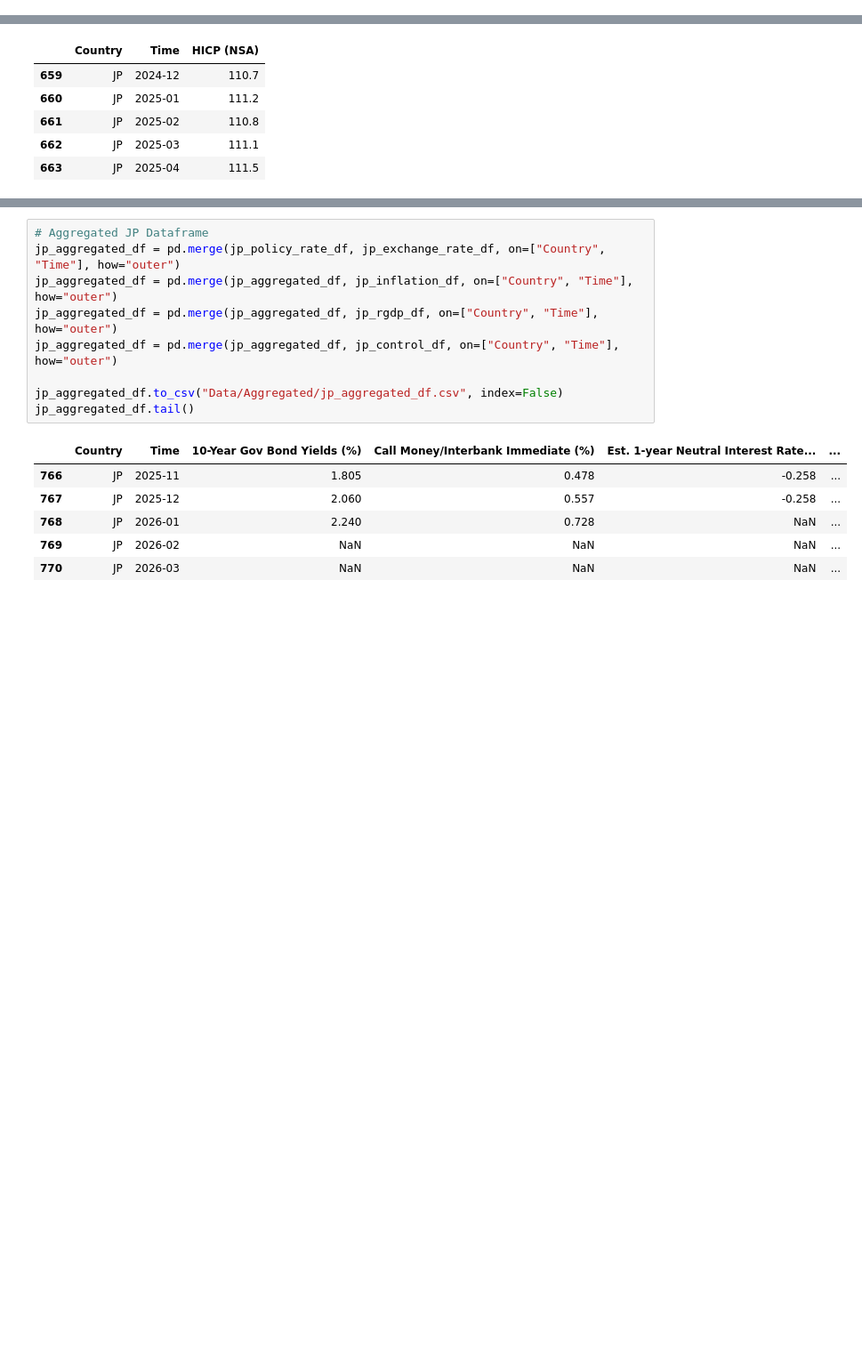
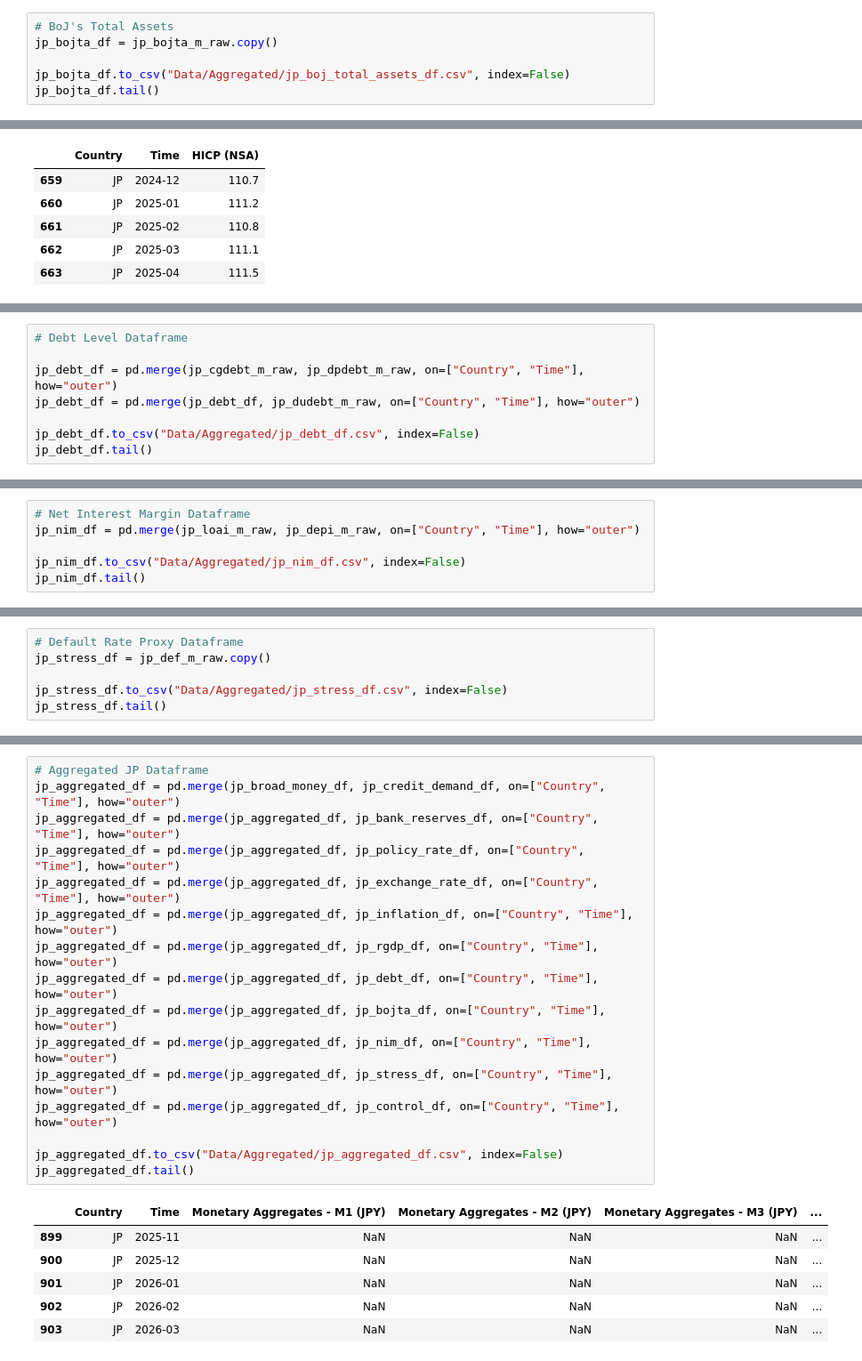
Before and after one commit to EliaLand/Policy_Target_RegimeSwitchingPersistence, a Jupyter notebook: Module1_data_extraction_manipulation.ipynb, the cells around one changed output, grey strips where cells are left out. Shown at 89% size. Cells and saved outputs as stored; diff of their text form; blank space fills up the shorter version.

```diff
--- a/Module1_data_extraction_manipulation.ipynb
+++ b/Module1_data_extraction_manipulation.ipynb
@@ -465,0 +916,6 @@ jp_cgdebt_m_raw.tail()
+# %%
+# BoJ's Total Assets
+jp_bojta_df = jp_bojta_m_raw.copy()
+
+jp_bojta_df.to_csv("Data/Aggregated/jp_boj_total_assets_df.csv", index=False)
+jp_bojta_df.tail()
@@ -529,3 +992,11 @@ jp_stocks_pv_df.tail()
 | 330 | iShares Core Japan Government Bon... | 2561.T | 2025-08 | -0.004130 | 178697 |
 | 331 | iShares Core Japan Government Bon... | 2561.T | 2025-09 | 0.003209 | 273959 |
 | 332 | iShares Core Japan Government Bon... | 2561.T | 2025-10 | -0.000916 | 691174 |
+# %%
+# Debt Level Dataframe
+
+jp_debt_df = pd.merge(jp_cgdebt_m_raw, jp_dpdebt_m_raw, on=["Country", "Time"], how="outer")
+jp_debt_df = pd.merge(jp_debt_df, jp_dudebt_m_raw, on=["Country", "Time"], how="outer")
+
+jp_debt_df.to_csv("Data/Aggregated/jp_debt_df.csv", index=False)
+jp_debt_df.tail()
@@ -531,0 +1010,6 @@ jp_stocks_pv_df.tail()
+# %%
+# Net Interest Margin Dataframe
+jp_nim_df = pd.merge(jp_loai_m_raw, jp_depi_m_raw, on=["Country", "Time"], how="outer")
+
+jp_nim_df.to_csv("Data/Aggregated/jp_nim_df.csv", index=False)
+jp_nim_df.tail()
@@ -531,0 +1023,6 @@ jp_stocks_pv_df.tail()
+# %%
+# Default Rate Proxy Dataframe
+jp_stress_df = jp_def_m_raw.copy()
+
+jp_stress_df.to_csv("Data/Aggregated/jp_stress_df.csv", index=False)
+jp_stress_df.tail()
@@ -545,16 +1049,23 @@ jp_control_df.tail()
 # %%
 # Aggregated JP Dataframe
-jp_aggregated_df = pd.merge(jp_policy_rate_df, jp_exchange_rate_df, on=["Country", "Time"], how="outer")
+jp_aggregated_df = pd.merge(jp_broad_money_df, jp_credit_demand_df, on=["Country", "Time"], how="outer")
+jp_aggregated_df = pd.merge(jp_aggregated_df, jp_bank_reserves_df, on=["Country", "Time"], how="outer")
+jp_aggregated_df = pd.merge(jp_aggregated_df, jp_policy_rate_df, on=["Country", "Time"], how="outer")
+jp_aggregated_df = pd.merge(jp_aggregated_df, jp_exchange_rate_df, on=["Country", "Time"], how="outer")
 jp_aggregated_df = pd.merge(jp_aggregated_df, jp_inflation_df, on=["Country", "Time"], how="outer")
 jp_aggregated_df = pd.merge(jp_aggregated_df, jp_rgdp_df, on=["Country", "Time"], how="outer")
+jp_aggregated_df = pd.merge(jp_aggregated_df, jp_debt_df, on=["Country", "Time"], how="outer")
+jp_aggregated_df = pd.merge(jp_aggregated_df, jp_bojta_df, on=["Country", "Time"], how="outer")
+jp_aggregated_df = pd.merge(jp_aggregated_df, jp_nim_df, on=["Country", "Time"], how="outer")
+jp_aggregated_df = pd.merge(jp_aggregated_df, jp_stress_df, on=["Country", "Time"], how="outer")
 jp_aggregated_df = pd.merge(jp_aggregated_df, jp_control_df, on=["Country", "Time"], how="outer")
 
 jp_aggregated_df.to_csv("Data/Aggregated/jp_aggregated_df.csv", index=False)
 jp_aggregated_df.tail()
 # %% [output]
-|  | Country | Time | 10-Year Gov Bond Yields (%) | Call Money/Interbank Immediate (%) | Est. 1-year Neutral Interest Rate... | ... |
-| 766 | JP | 2025-11 | 1.805 | 0.478 | -0.258 | ... |
-| 767 | JP | 2025-12 | 2.060 | 0.557 | -0.258 | ... |
-| 768 | JP | 2026-01 | 2.240 | 0.728 | NaN | ... |
-| 769 | JP | 2026-02 | NaN | NaN | NaN | ... |
-| 770 | JP | 2026-03 | NaN | NaN | NaN | ... |
+|  | Country | Time | Monetary Aggregates - M1 (JPY) | Monetary Aggregates - M2 (JPY) | Monetary Aggregates - M3 (JPY) | ... |
+| 899 | JP | 2025-11 | NaN | NaN | NaN | ... |
+| 900 | JP | 2025-12 | NaN | NaN | NaN | ... |
+| 901 | JP | 2026-01 | NaN | NaN | NaN | ... |
+| 902 | JP | 2026-02 | NaN | NaN | NaN | ... |
+| 903 | JP | 2026-03 | NaN | NaN | NaN | ... |
```
Also changed, not shown: parts of 50 cells of this notebook, 18 other files.
